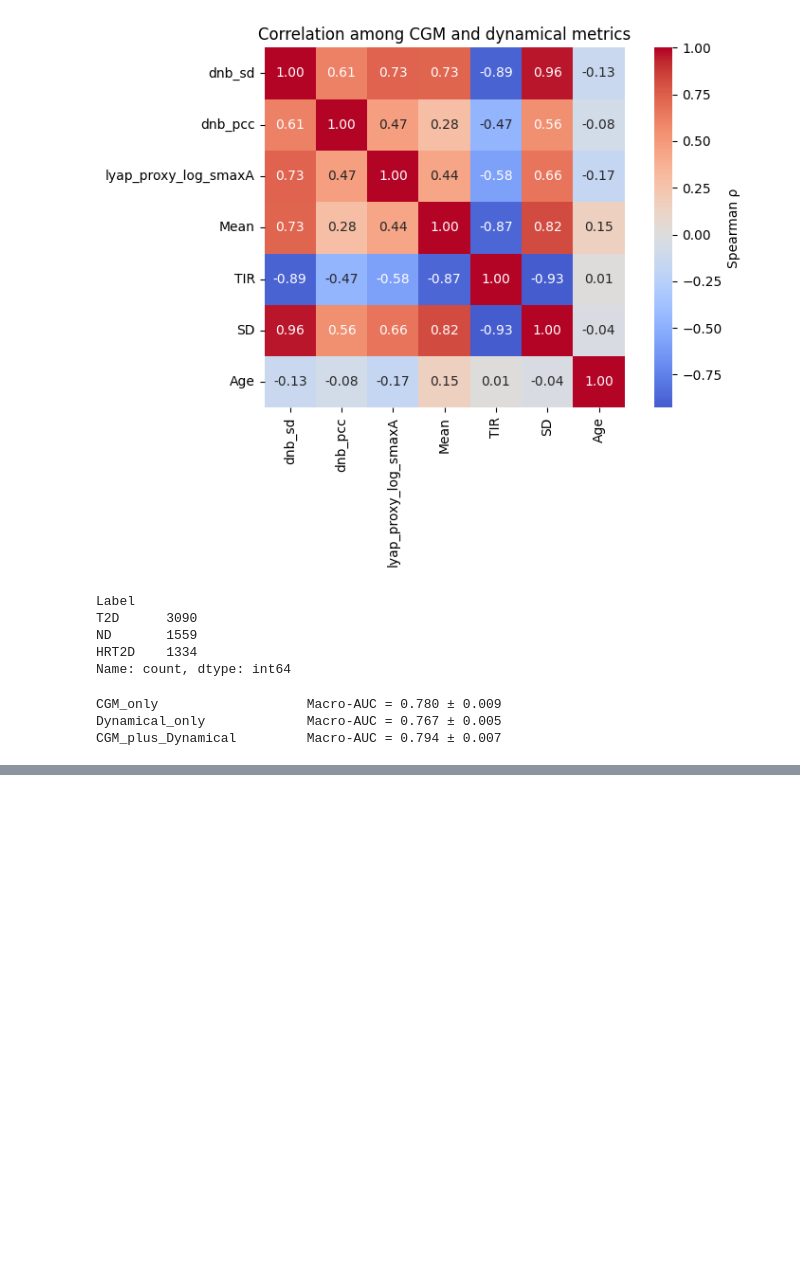
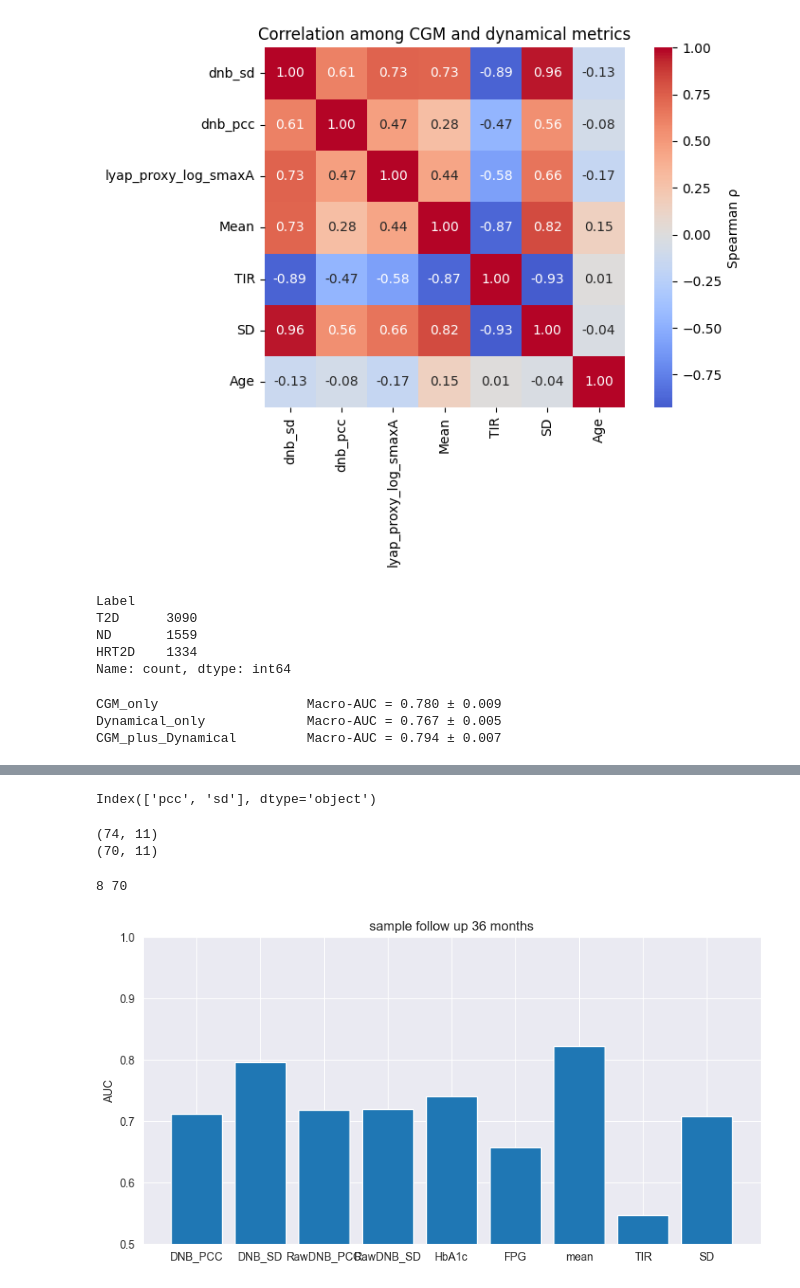
Before and after one commit to YurunLu/CGMfoundation, a Jupyter notebook: Others/AnalysisEmbedding.ipynb, the cells around one changed output, grey strips where cells are left out. Saved outputs shown, nothing was run; the diff lists cells and outputs as text; code cells hidden in the pictures; blank space fills up the shorter version.

```diff
--- a/Others/AnalysisEmbedding.ipynb
+++ b/Others/AnalysisEmbedding.ipynb
@@ -676,0 +1156,45 @@ CGM_plus_Dynamical         Macro-AUC = 0.794 ± 0.007
+# %%
+summary = summary[(summary.index.isin(dnb.index))&(summary.index.isin(rawdnb.index))]
+rawdnb = rawdnb.loc[summary.index]
+dnb = dnb.loc[summary.index]
+rawdnb.columns
+# %% [output]
+Index(['pcc', 'sd'], dtype='object')
+# %%
+month = 36
+summaryfilter = summary[(summary['followup']>30*month)&(summary['type']=='NGT')|(summary['followup']<30*month)&(summary['type']=='T2D')]
+print(summaryfilter.shape)
+summaryfilter = summaryfilter[summaryfilter['hba1c'].notna()]
+print(summaryfilter.shape)
+# %% [output]
+(74, 11)
+(70, 11)
+# %%
+dnbfilter = dnb.loc[summaryfilter.index]
+rawdnbfilter = rawdnb.loc[summaryfilter.index]
+cgmmetricfilter = cgmmetric.loc[summaryfilter.index]
+# %%
+y = summaryfilter['type'].apply(lambda x:{'NGT':0,'T2D':1}[x])
+print(sum(y),len(y))
+# %% [output]
+8 70
+# %%
+results = dict()
+results['DNB_PCC']=roc_auc_score(y,-dnbfilter['dnb_pcc'])
+results['DNB_SD']=roc_auc_score(y,dnbfilter['dnb_sd'])
+results['RawDNB_PCC']=roc_auc_score(y,rawdnbfilter['pcc'])
+results['RawDNB_SD']=roc_auc_score(y,rawdnbfilter['sd'])
+results['HbA1c']=roc_auc_score(y,summaryfilter['hba1c'])
+results['FPG']=roc_auc_score(y,summaryfilter['fpg'])
+results['mean']=roc_auc_score(y,cgmmetricfilter['mean'])
+results['TIR']=roc_auc_score(y,-cgmmetricfilter['TIR'])
+results['SD']=roc_auc_score(y,cgmmetricfilter['SD'])
+# %%
+plt.figure(figsize=(10,5))
+plt.bar(results.keys(),results.values())
+plt.ylim([0.5,1])
+plt.ylabel('AUC')
+plt.title(f'sample follow up {month} months')
+plt.show()
+# %% [output]
+[figure, added]
```
Also changed, not shown: parts of 42 cells of this notebook, 7 other files.
